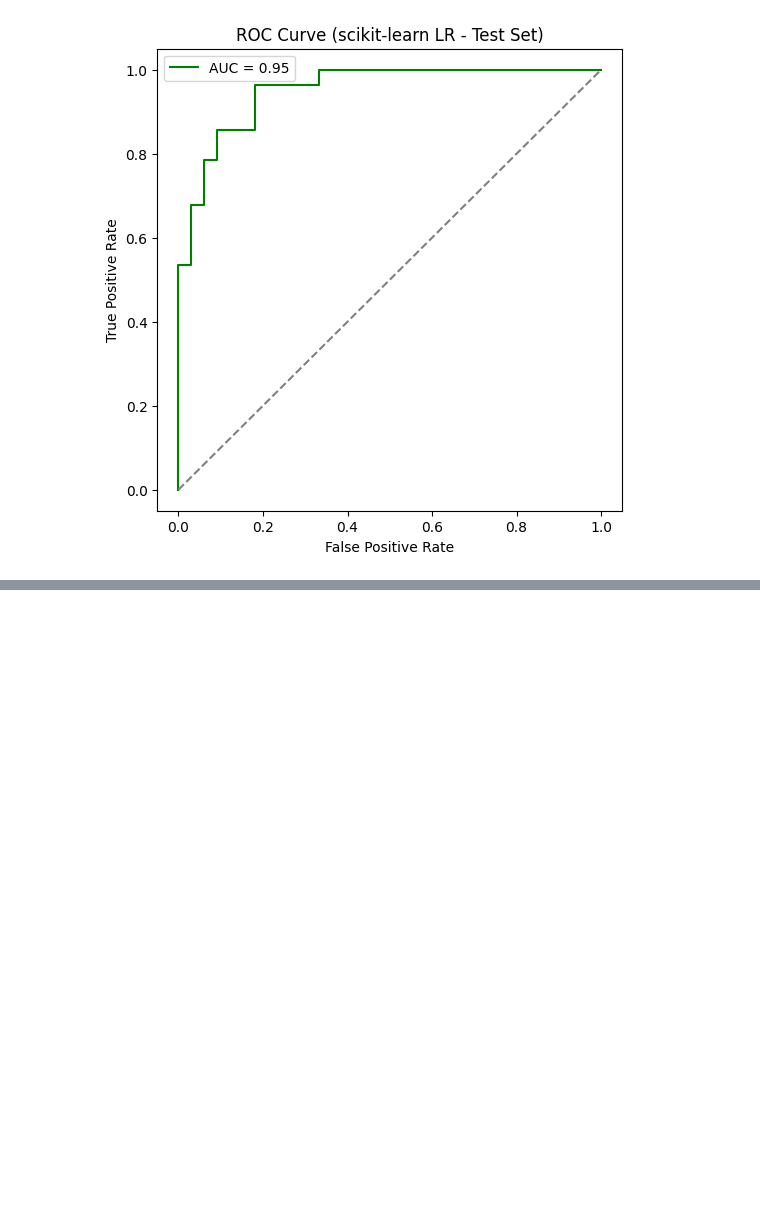
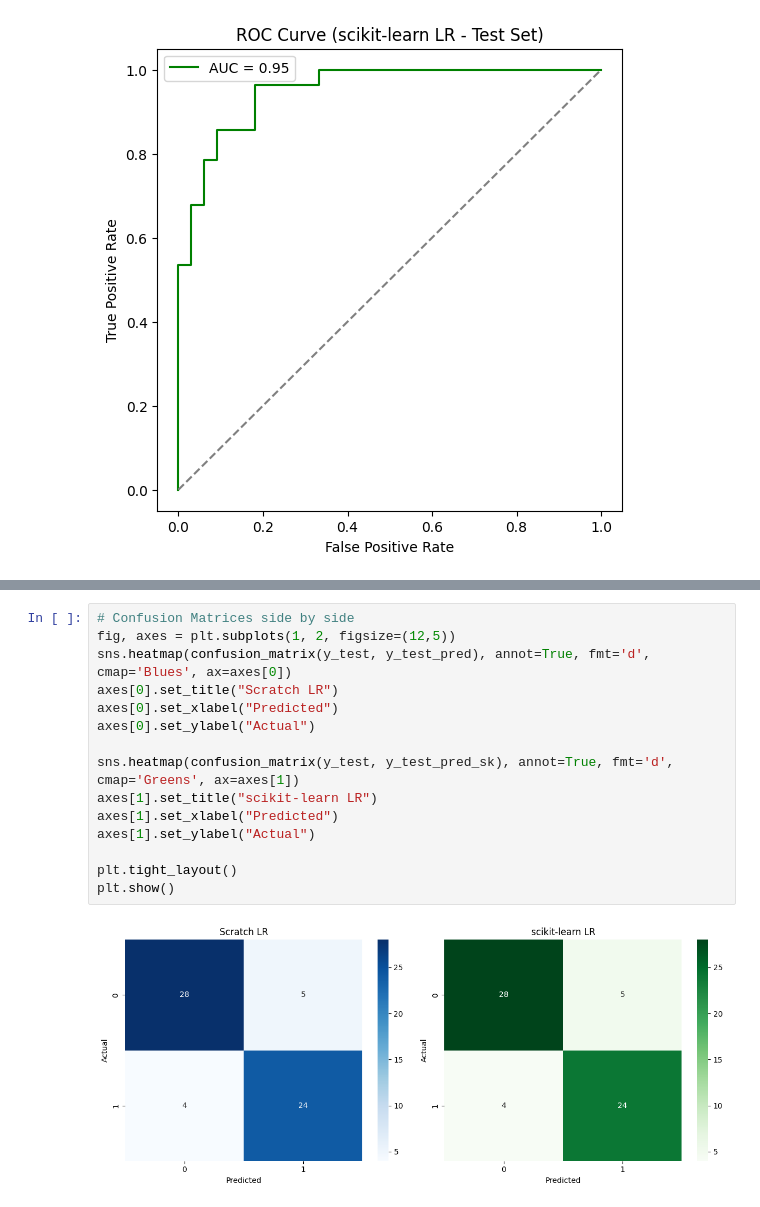
Before and after one commit to Ersatz-xD/ml-supervised, a Jupyter notebook: logistic_regression/heart_disease_cleveland.ipynb, the cells around one changed output, grey strips where cells are left out. Drawn from its saved outputs; the diff is of its cells as text; blank space fills up the shorter version.

Commit message:
comparison side by side

```diff
--- a/logistic_regression/heart_disease_cleveland.ipynb
+++ b/logistic_regression/heart_disease_cleveland.ipynb
@@ -513,0 +557,17 @@ plt.show()
+# %%
+# Confusion Matrices side by side
+fig, axes = plt.subplots(1, 2, figsize=(12,5))
+sns.heatmap(confusion_matrix(y_test, y_test_pred), annot=True, fmt='d', cmap='Blues', ax=axes[0])
+axes[0].set_title("Scratch LR")
+axes[0].set_xlabel("Predicted")
+axes[0].set_ylabel("Actual")
+
+sns.heatmap(confusion_matrix(y_test, y_test_pred_sk), annot=True, fmt='d', cmap='Greens', ax=axes[1])
+axes[1].set_title("scikit-learn LR")
+axes[1].set_xlabel("Predicted")
+axes[1].set_ylabel("Actual")
+
+plt.tight_layout()
+plt.show()
+# %% [output]
+[figure, added]
```
Also changed, not shown: parts of 4 cells of this notebook.
